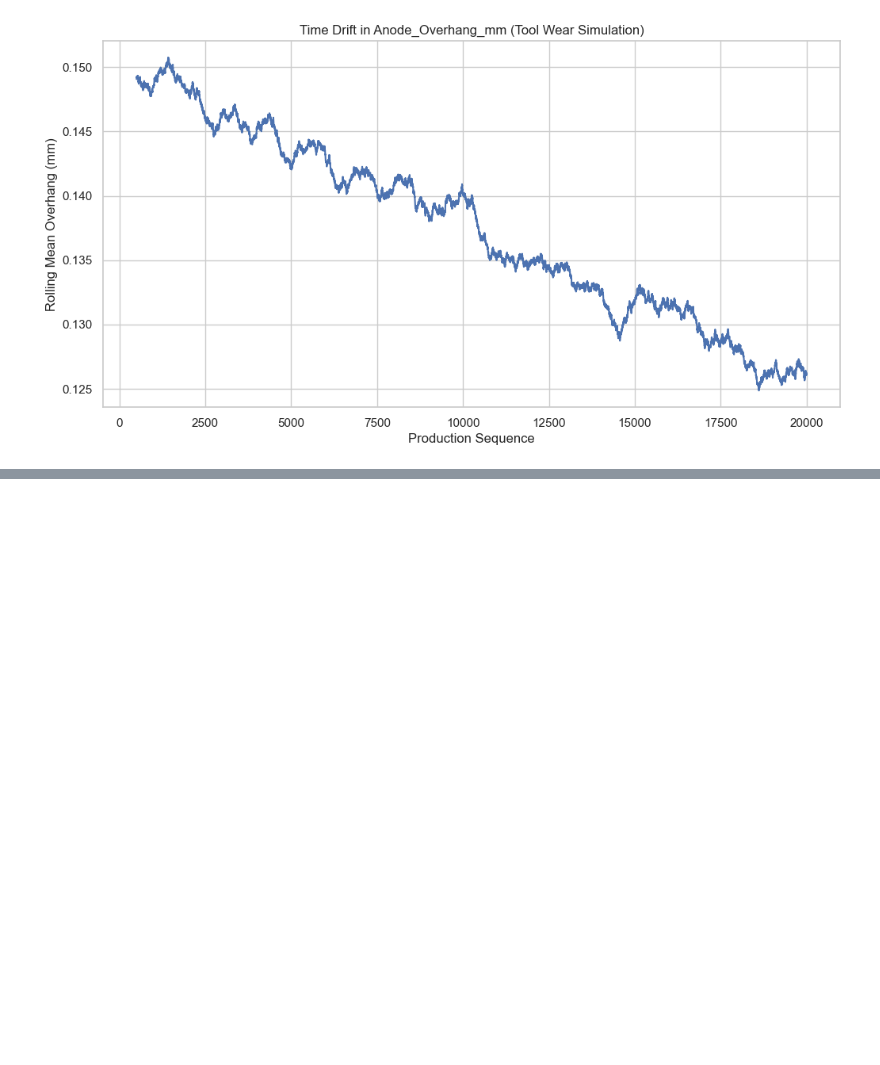
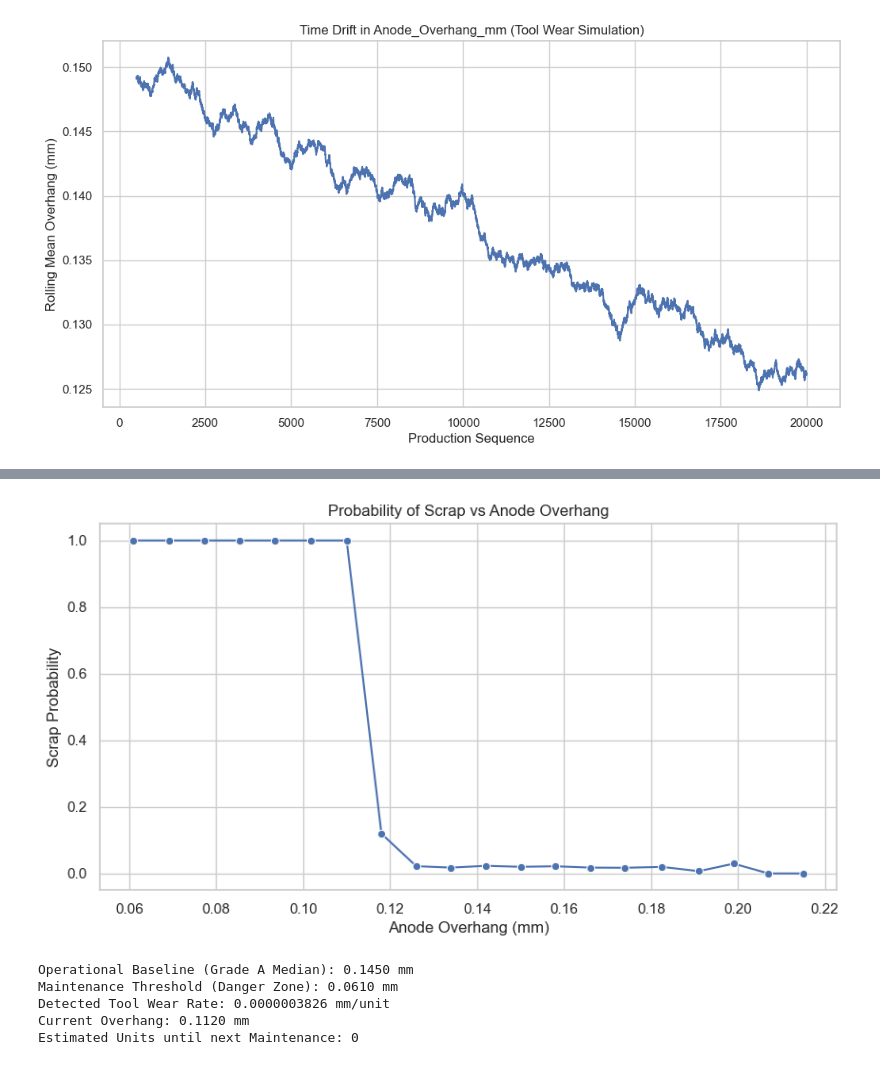
Before and after one commit to safalah/manufacturing-defect-analysis, a Jupyter notebook: ev_battery_qc_analysis.ipynb, the cells around one changed output, grey strips where cells are left out. Cells and saved outputs as stored; diff of their text form; code cells hidden in the pictures; blank space fills up the shorter version.

```diff
--- a/ev_battery_qc_analysis.ipynb
+++ b/ev_battery_qc_analysis.ipynb
@@ -241,0 +262,54 @@ plt.show()
+# %%
+# Calculate the probability of Scrap at different Overhang levels
+df['Overhang_Bins'] = pd.cut(df['Anode_Overhang_mm'], bins=20)
+
+scrap_prob = df.groupby('Overhang_Bins', observed=True)['QC_Grade'] \
+    .apply(lambda x: (x == 'Scrap').mean()) \
+    .reset_index()
+
+scrap_prob['Mid_Point'] = scrap_prob['Overhang_Bins'].apply(lambda x: x.mid)
+
+plt.figure(figsize=(10, 5))
+sns.lineplot(data=scrap_prob, x='Mid_Point', y='QC_Grade', marker='o')
+
+plt.title('Probability of Scrap vs Anode Overhang')
+plt.ylabel('Scrap Probability')
+plt.xlabel('Anode Overhang (mm)')
+plt.grid(True)
+
+plt.show()
+# %% [output]
+[figure, added]
+# %%
+# 6.2 Maintenance Window Estimation
+danger_zone = scrap_prob[scrap_prob['QC_Grade'] > 0.10]['Mid_Point'].min()
+nominal_value = df[df['QC_Grade'] == 'Grade A']['Anode_Overhang_mm'].median()
+
+print(f"Operational Baseline (Grade A Median): {nominal_value:.4f} mm")
+print(f"Maintenance Threshold (Danger Zone): {danger_zone:.4f} mm")
+
+# Estimate remaining production units based on current drift rate
+drift_recent = df['Rolling_Overhang'].dropna().tail(1000)
+
+x_seq = np.arange(len(drift_recent)).reshape(-1, 1)
+y_val = drift_recent.values
+
+from sklearn.linear_model import LinearRegression
+
+model = LinearRegression().fit(x_seq, y_val)
+wear_rate_per_unit = model.coef_[0]
+
+print(f"Detected Tool Wear Rate: {wear_rate_per_unit:.10f} mm/unit")
+
+current_overhang = df['Anode_Overhang_mm'].iloc[-1]
+
+units_until_maintenance = (danger_zone - current_overhang) / wear_rate_per_unit
+
+print(f"Current Overhang: {current_overhang:.4f} mm")
+print(f"Estimated Units until next Maintenance: {int(max(0, units_until_maintenance))}")
+# %% [output]
+Operational Baseline (Grade A Median): 0.1450 mm
+Maintenance Threshold (Danger Zone): 0.0610 mm
+Detected Tool Wear Rate: 0.0000003826 mm/unit
+Current Overhang: 0.1120 mm
+Estimated Units until next Maintenance: 0
```
Also changed, not shown: parts of 4 cells of this notebook.
